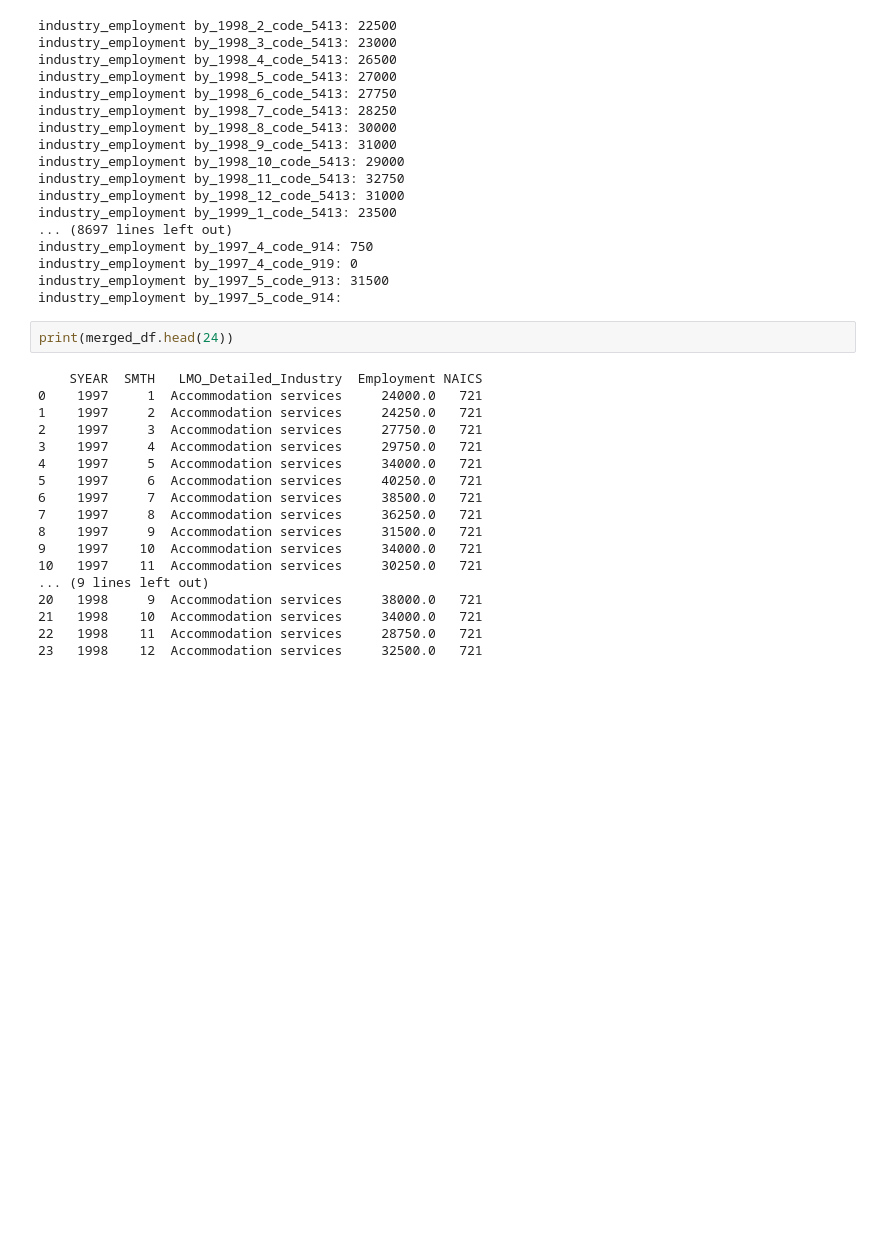
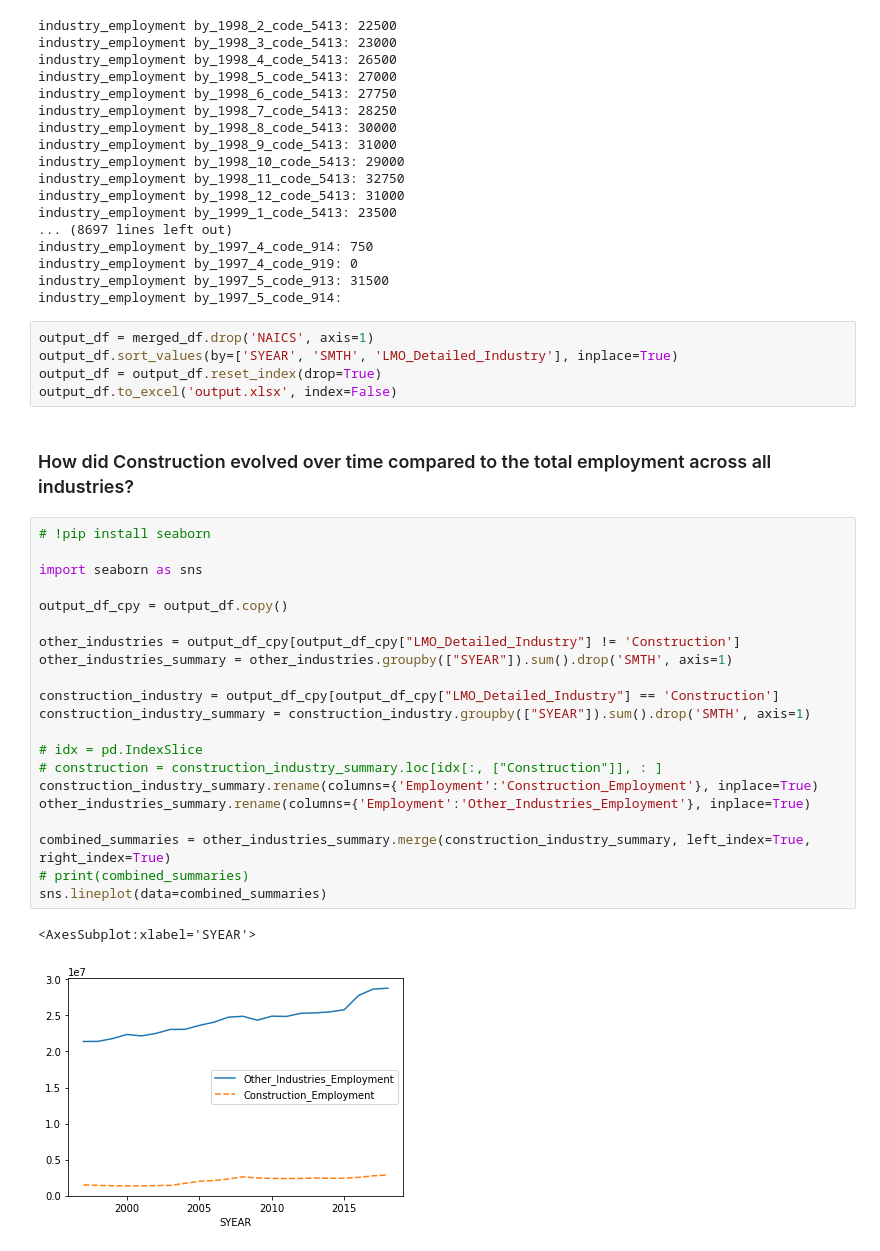
Before and after one commit to AbdiTolesa/naics-time-series-analysis, a Jupyter notebook: notebook.ipynb, the cells around one changed output. Cells and saved outputs as stored; diff of their text form; blank space fills up the shorter version.

```diff
--- a/notebook.ipynb
+++ b/notebook.ipynb
@@ -104,23 +104,34 @@ industry_employment by_1997_4_code_914: 750
 industry_employment by_1997_4_code_919: 0
 industry_employment by_1997_5_code_913: 31500
 industry_employment by_1997_5_code_914:
-# %%
-print(merged_df.head(24))
-# %% [output]
-    SYEAR  SMTH   LMO_Detailed_Industry  Employment NAICS
-0    1997     1  Accommodation services     24000.0   721
-1    1997     2  Accommodation services     24250.0   721
-2    1997     3  Accommodation services     27750.0   721
-3    1997     4  Accommodation services     29750.0   721
-4    1997     5  Accommodation services     34000.0   721
-5    1997     6  Accommodation services     40250.0   721
-6    1997     7  Accommodation services     38500.0   721
-7    1997     8  Accommodation services     36250.0   721
-8    1997     9  Accommodation services     31500.0   721
-9    1997    10  Accommodation services     34000.0   721
-10   1997    11  Accommodation services     30250.0   721
-... (9 lines left out)
-20   1998     9  Accommodation services     38000.0   721
-21   1998    10  Accommodation services     34000.0   721
-22   1998    11  Accommodation services     28750.0   721
-23   1998    12  Accommodation services     32500.0   721
+# %%
+output_df = merged_df.drop('NAICS', axis=1)
+output_df.sort_values(by=['SYEAR', 'SMTH', 'LMO_Detailed_Industry'], inplace=True)
+output_df = output_df.reset_index(drop=True)
+output_df.to_excel('output.xlsx', index=False)
+# %% [markdown]
+### How did Construction evolved over time compared to the total employment across all industries?
+# %%
+# !pip install seaborn
+
+import seaborn as sns
+
+output_df_cpy = output_df.copy()
+
+other_industries = output_df_cpy[output_df_cpy["LMO_Detailed_Industry"] != 'Construction']
+other_industries_summary = other_industries.groupby(["SYEAR"]).sum().drop('SMTH', axis=1)
+
+construction_industry = output_df_cpy[output_df_cpy["LMO_Detailed_Industry"] == 'Construction']
+construction_industry_summary = construction_industry.groupby(["SYEAR"]).sum().drop('SMTH', axis=1)
+
+# idx = pd.IndexSlice
+# construction = construction_industry_summary.loc[idx[:, ["Construction"]], : ]
+construction_industry_summary.rename(columns={'Employment':'Construction_Employment'}, inplace=True)
+other_industries_summary.rename(columns={'Employment':'Other_Industries_Employment'}, inplace=True)
+
+combined_summaries = other_industries_summary.merge(construction_industry_summary, left_index=True, right_index=True)
+# print(combined_summaries)
+sns.lineplot(data=combined_summaries)
+# %% [output]
+<AxesSubplot:xlabel='SYEAR'>
+[figure, added]
```
Also changed, not shown: parts of 7 cells of this notebook, 1 other file.
